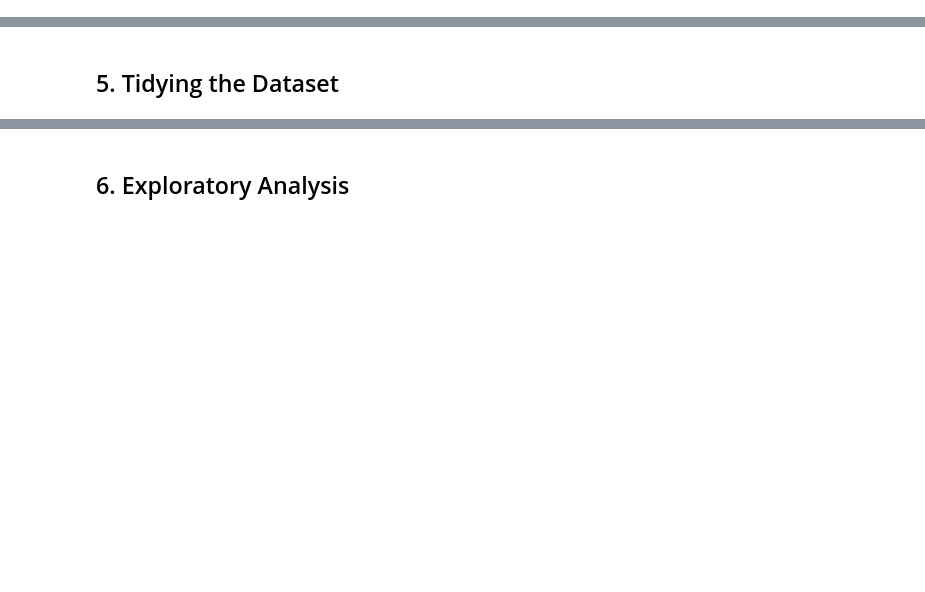
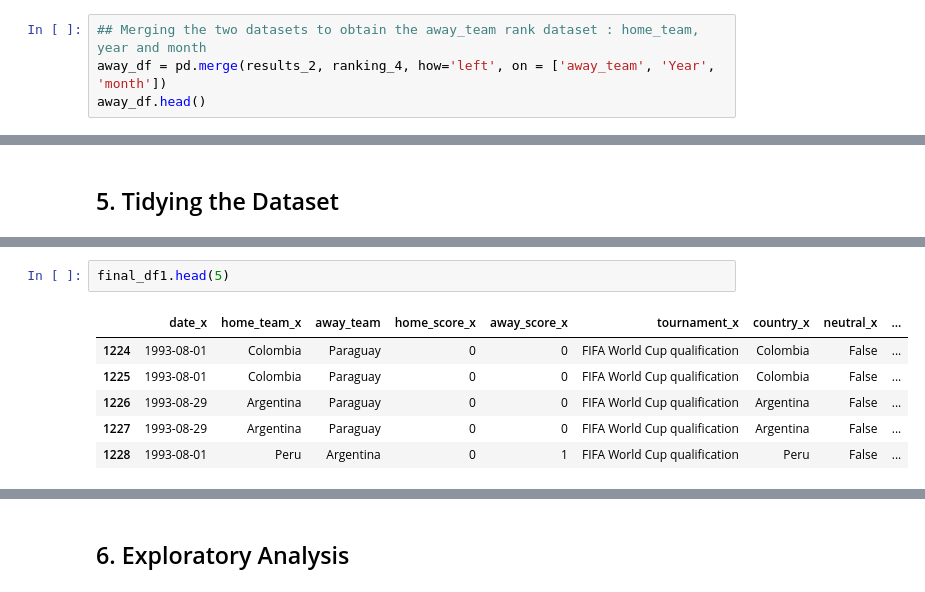
Before and after one commit to vivianusdjpy/SUPERVISED-LEARNING-WITH-EDA, a Jupyter notebook: Supervised_Learning_with_Exploratory_Data_Analysis_Mchezo_Pesa_Project.ipynb, the cells around one changed output, grey strips where cells are left out. Drawn from its saved outputs; the diff is of its cells as text; blank space fills up the shorter version.

```diff
--- a/Supervised_Learning_with_Exploratory_Data_Analysis_Mchezo_Pesa_Project.ipynb
+++ b/Supervised_Learning_with_Exploratory_Data_Analysis_Mchezo_Pesa_Project.ipynb
@@ -292,0 +311,4 @@ fifa_df.head()
+# %%
+## Merging the two datasets to obtain the away_team rank dataset : home_team, year and month
+away_df = pd.merge(results_2, ranking_4, how='left', on = ['away_team', 'Year', 'month'])
+away_df.head()
@@ -317 +390,10 @@ memory usage: 2.4+ MB
+# %%
+final_df1.head(5)
+# %% [output]
+|  | date_x | home_team_x | away_team | home_score_x | away_score_x | tournament_x | country_x | neutral_x | ... |
+| 1224 | 1993-08-01 | Colombia | Paraguay | 0 | 0 | FIFA World Cup qualification | Colombia | False | ... |
+| 1225 | 1993-08-01 | Colombia | Paraguay | 0 | 0 | FIFA World Cup qualification | Colombia | False | ... |
+| 1226 | 1993-08-29 | Argentina | Paraguay | 0 | 0 | FIFA World Cup qualification | Argentina | False | ... |
+| 1227 | 1993-08-29 | Argentina | Paraguay | 0 | 0 | FIFA World Cup qualification | Argentina | False | ... |
+| 1228 | 1993-08-01 | Peru | Argentina | 0 | 1 | FIFA World Cup qualification | Peru | False | ... |
 # %%
```
Also changed, not shown: parts of 27 cells of this notebook.
